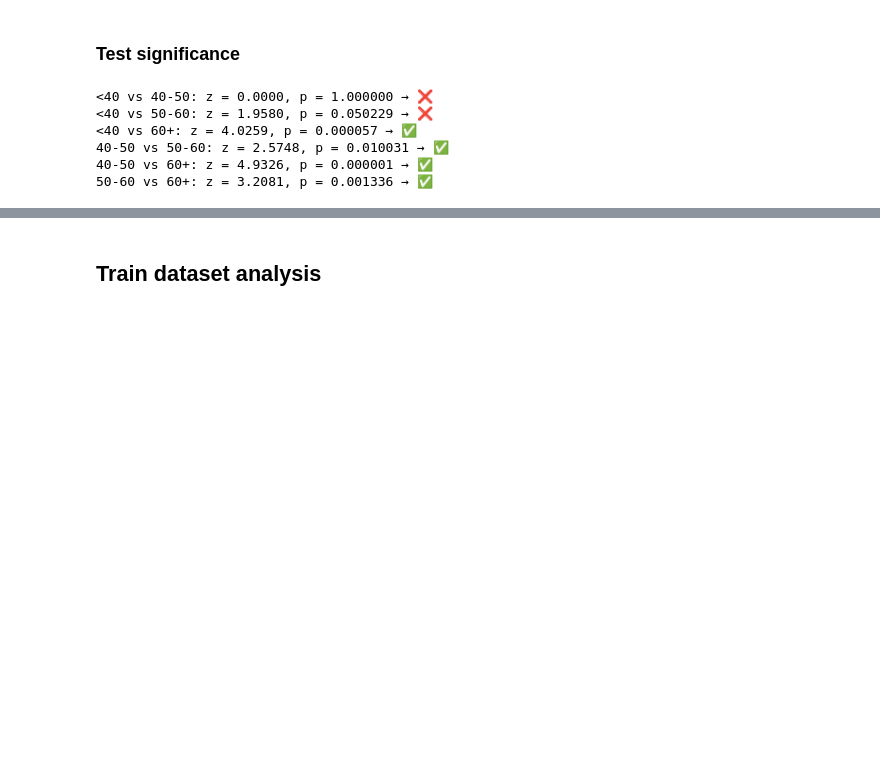
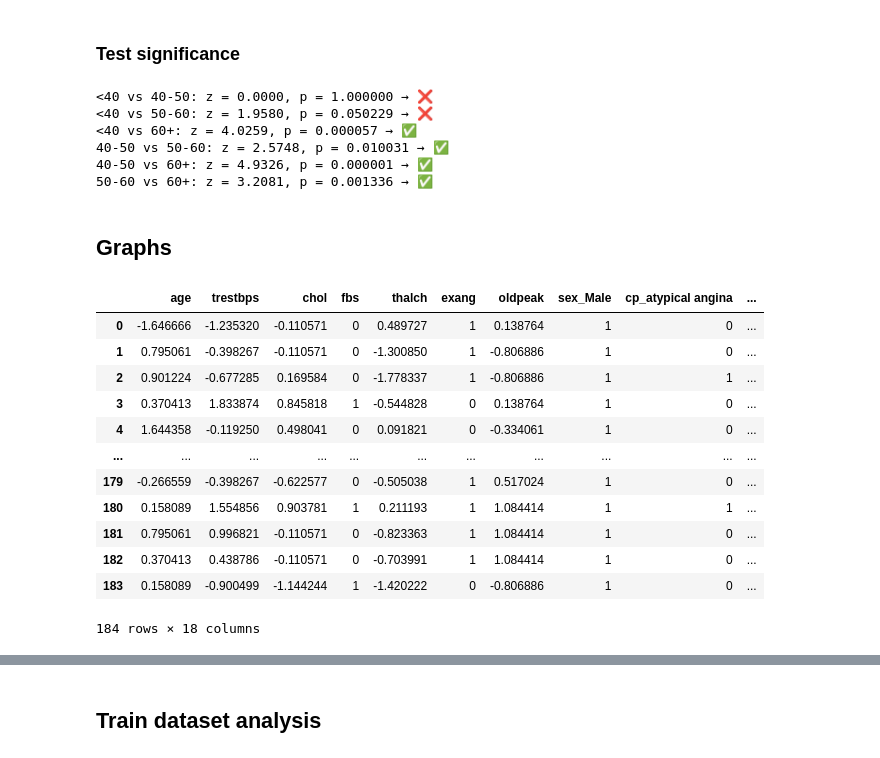
Before and after one commit to aniqu18/fairness-analysis-rl, a Jupyter notebook: notebooks/train_eval/contextual_bandits_train_eval.ipynb, the cells around one changed output, grey strips where cells are left out. Cells and saved outputs as stored; diff of their text form; code cells hidden in the pictures; blank space fills up the shorter version.

```diff
--- a/notebooks/train_eval/contextual_bandits_train_eval.ipynb
+++ b/notebooks/train_eval/contextual_bandits_train_eval.ipynb
@@ -497,3 +497,21 @@ with open("../../results/cb_age_original_significance.json", "w") as f:
 40-50 vs 50-60: z = 2.5748, p = 0.010031 → ✅
 40-50 vs 60+: z = 4.9326, p = 0.000001 → ✅
 50-60 vs 60+: z = 3.2081, p = 0.001336 → ✅
+# %% [markdown]
+## Graphs
+# %%
+df
+# %% [output]
+|  | age | trestbps | chol | fbs | thalch | exang | oldpeak | sex_Male | cp_atypical angina | ... |
+| 0 | -1.646666 | -1.235320 | -0.110571 | 0 | 0.489727 | 1 | 0.138764 | 1 | 0 | ... |
+| 1 | 0.795061 | -0.398267 | -0.110571 | 0 | -1.300850 | 1 | -0.806886 | 1 | 0 | ... |
+| 2 | 0.901224 | -0.677285 | 0.169584 | 0 | -1.778337 | 1 | -0.806886 | 1 | 1 | ... |
+| 3 | 0.370413 | 1.833874 | 0.845818 | 1 | -0.544828 | 0 | 0.138764 | 1 | 0 | ... |
+| 4 | 1.644358 | -0.119250 | 0.498041 | 0 | 0.091821 | 0 | -0.334061 | 1 | 0 | ... |
+| ... | ... | ... | ... | ... | ... | ... | ... | ... | ... | ... |
+| 179 | -0.266559 | -0.398267 | -0.622577 | 0 | -0.505038 | 1 | 0.517024 | 1 | 0 | ... |
+| 180 | 0.158089 | 1.554856 | 0.903781 | 1 | 0.211193 | 1 | 1.084414 | 1 | 1 | ... |
+| 181 | 0.795061 | 0.996821 | -0.110571 | 0 | -0.823363 | 1 | 1.084414 | 1 | 0 | ... |
+| 182 | 0.370413 | 0.438786 | -0.110571 | 0 | -0.703991 | 1 | 1.084414 | 1 | 0 | ... |
+| 183 | 0.158089 | -0.900499 | -1.144244 | 1 | -1.420222 | 0 | -0.806886 | 1 | 0 | ... |
+184 rows × 18 columns
```
Also changed, not shown: parts of 6 cells of this notebook, 1 other file.
